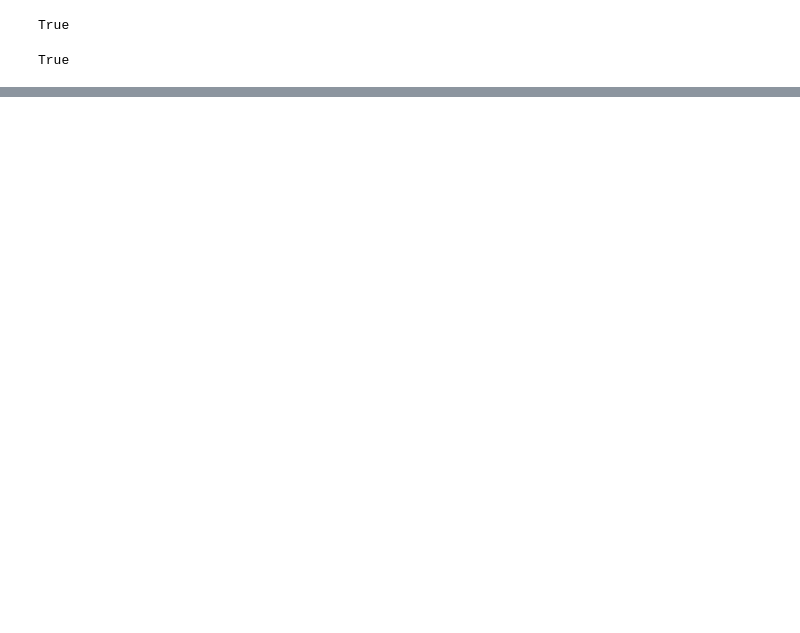
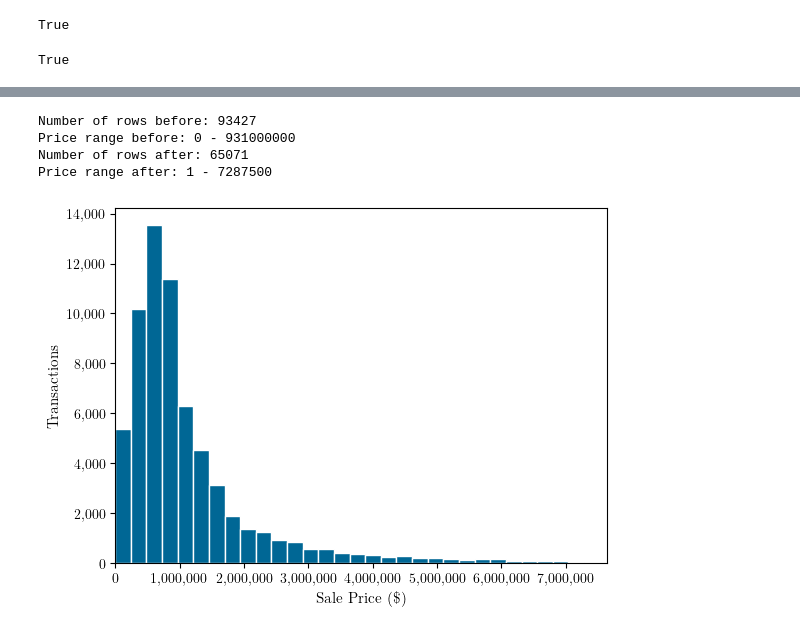
Before and after one commit to jonas-roeser/bachelors-thesis, a Jupyter notebook: src/02_data_exploration.ipynb, the cells around one changed output, grey strips where cells are left out. Drawn from its saved outputs; the diff is of its cells as text; code cells hidden in the pictures; blank space fills up the shorter version.

```diff
--- a/src/02_data_exploration.ipynb
+++ b/src/02_data_exploration.ipynb
@@ -77,0 +91,20 @@ data_overview.to_csv('../data/raw/property-sales_new-york-city_2022_geocoded_dat
+# %%
+# Remove outliers before plotting target value histogram
+target_values = df.sale_price.copy()
+print(f'Number of rows before: {len(target_values)}')
+print(f'Price range before: {min(target_values)} - {max(target_values)}')
+q_low = target_values.quantile(0.025)
+q_hi  = target_values.quantile(0.975)
+target_values = target_values[(target_values < q_hi) & (target_values > q_low)]
+print(f'Number of rows after: {len(target_values)}')
+print(f'Price range after: {min(target_values)} - {max(target_values)}')
+# %% [output]
+Number of rows before: 93427
+Price range before: 0 - 931000000
+Number of rows after: 65071
+Price range after: 1 - 7287500
+# %%
+# Plot histogram for targets
+sf.plot_histogram(target_values, save_as=f'../data/raw/histogram.pdf')
+# %% [output]
+[figure, added]
```
Also changed, not shown: parts of 4 cells of this notebook, 3 other files.
